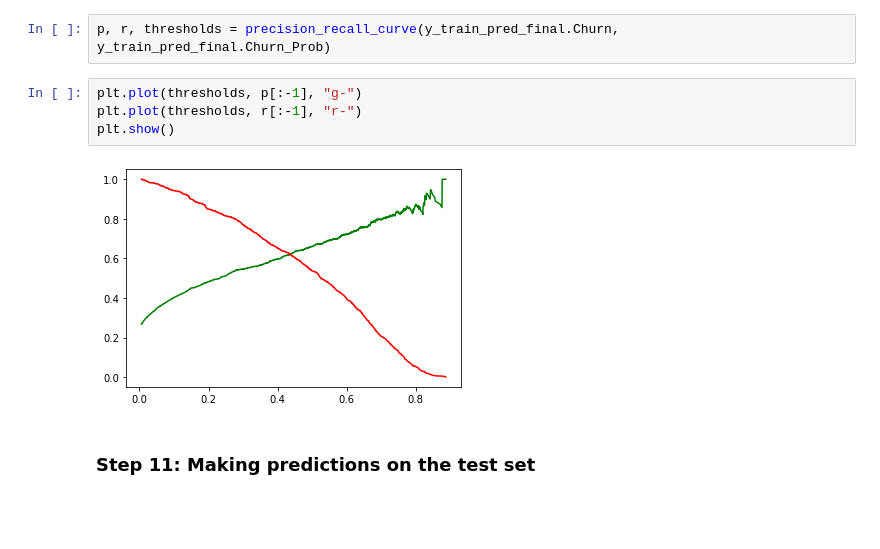
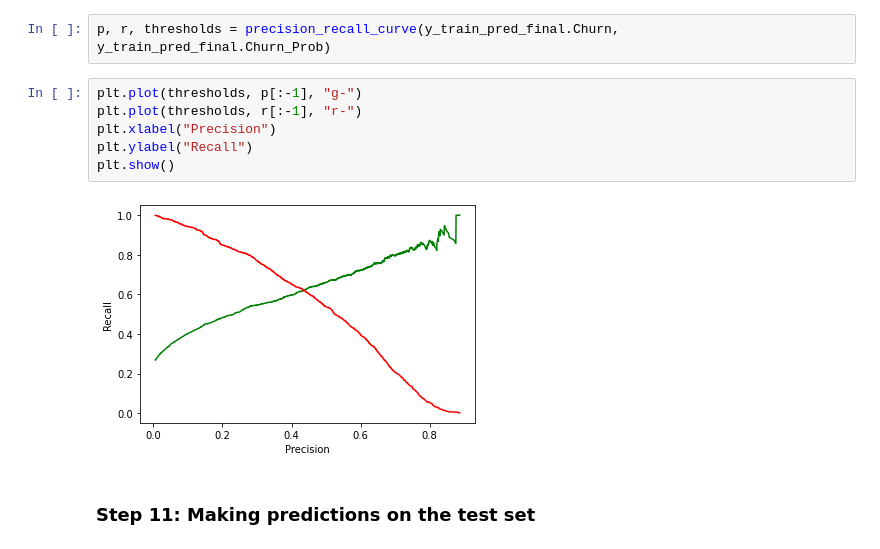
Before and after one commit to rishav4u7/Data-Science, a Jupyter notebook: ML1/Logistic Regression/Telecom Churn/Logistic+Regression+-+Telecom+Churn+Case+Study.ipynb, the cells around one changed output. Drawn from its saved outputs; the diff is of its cells as text; blank space fills up the shorter version.

```diff
--- a/ML1/Logistic Regression/Telecom Churn/Logistic+Regression+-+Telecom+Churn+Case+Study.ipynb
+++ b/ML1/Logistic Regression/Telecom Churn/Logistic+Regression+-+Telecom+Churn+Case+Study.ipynb
@@ -1138,9 +1142,11 @@ p, r, thresholds = precision_recall_curve(y_train_pred_final.Churn, y_train_pred
 # %%
 plt.plot(thresholds, p[:-1], "g-")
 plt.plot(thresholds, r[:-1], "r-")
+plt.xlabel("Precision")
+plt.ylabel("Recall")
 plt.show()
 # %% [output]
-[figure, old version]
+[figure, new version]
 # %% [markdown]
 ### Step 11: Making predictions on the test set
 # %%
```
Also changed, not shown: parts of 6 cells of this notebook, 6 other files.
